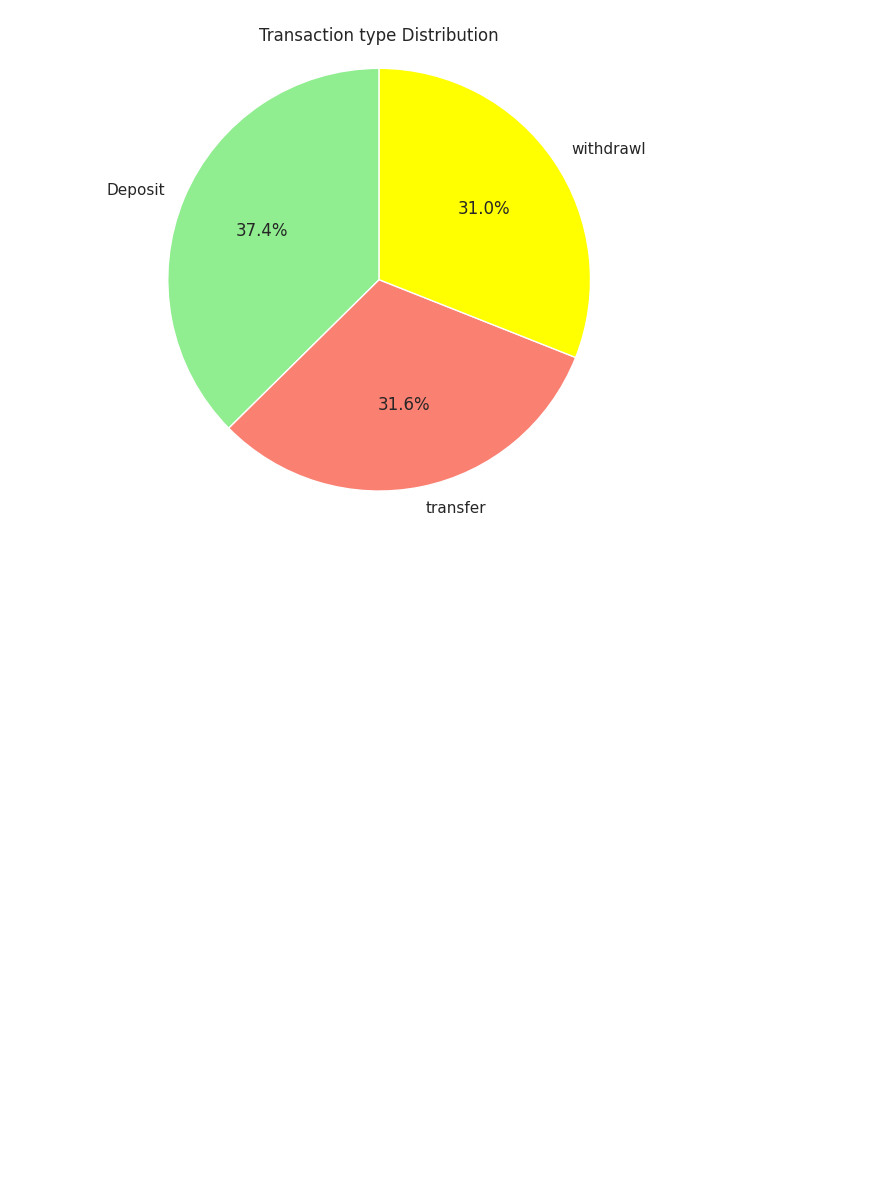
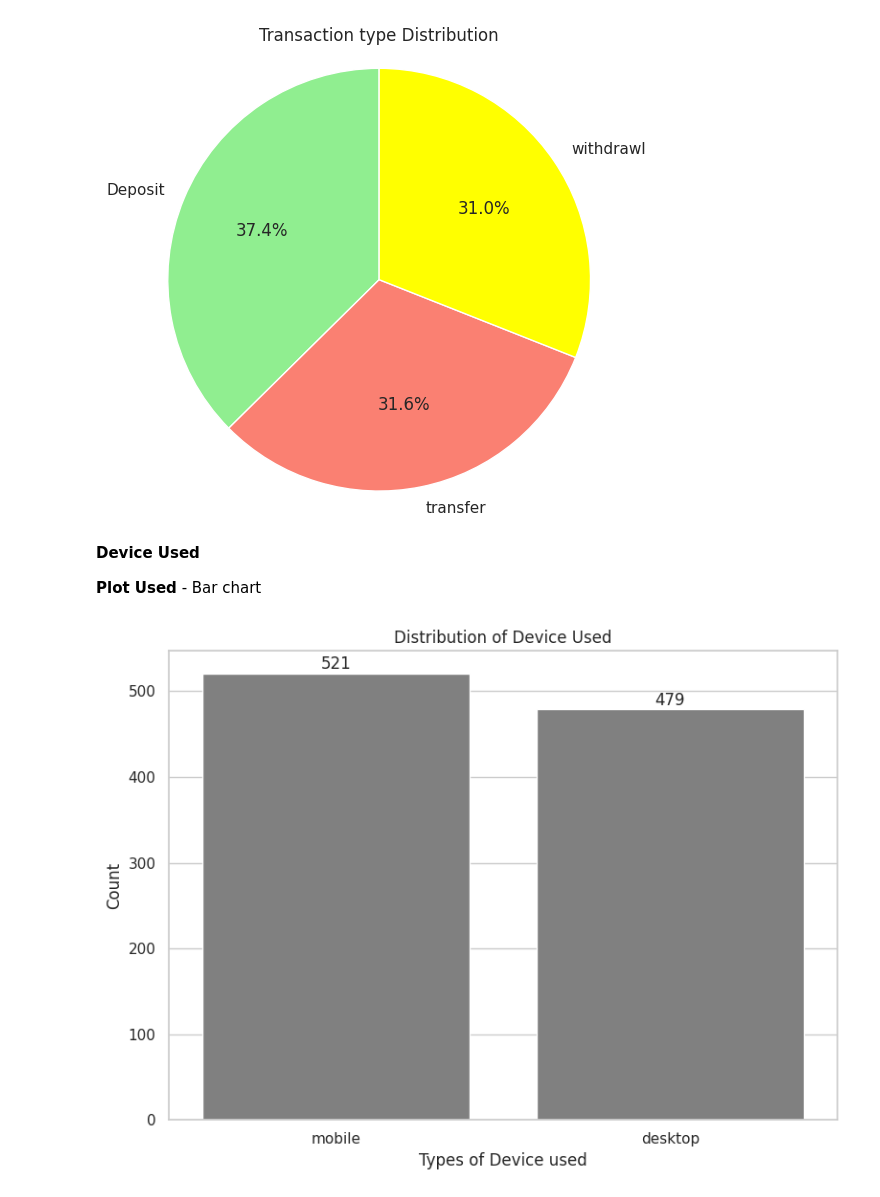
Before and after one commit to Sagarjain93/Operations_transaction_Data, a Jupyter notebook: transaction_data.ipynb, the cells around one changed output. Saved outputs shown, nothing was run; the diff lists cells and outputs as text; code cells hidden in the pictures; blank space fills up the shorter version.

```diff
--- a/transaction_data.ipynb
+++ b/transaction_data.ipynb
@@ -437,21 +437,22 @@ dtype: int64
 **Transaction_status
 Plot Used - Bar Plot**
 # %%
+status_counts = df['transaction_status'].value_counts().reset_index()
+status_counts.columns = ['transaction_status', 'count']
+
+# Step 2: Create the bar plot
 plt.figure(figsize=(8, 6))
+ax = sns.barplot(x='transaction_status', y='count', data=status_counts, color="green")
 
-# Creating a  bar plot
-ax = sns.barplot(x='transaction_status', y='count', data=category_counts,color="green")
-
-# Add values on top of bars
+# Step 3: Add count labels on top of bars
 for p in ax.patches:
     ax.text(p.get_x() + p.get_width()/2, p.get_height() + 0.5,
             int(p.get_height()), ha='center', va='bottom')
 
-# Titles and labels
+# Step 4: Titles and axis labels
 plt.title('Transaction Status Distribution')
 plt.xlabel('Transaction Status')
 plt.ylabel('Count')
-# plt.xticks(rotation=45)
 
 plt.tight_layout()
 plt.show()
@@ -510,3 +514,29 @@ plt.axis('equal')  # Equal aspect ratio ensures the pie is circular
 plt.show()
 # %% [output]
 [figure]
+# %% [markdown]
+**Device Used**
+
+**Plot Used**  - Bar chart
+# %%
+device_use = df['device_used'].value_counts().reset_index()
+device_use.columns = ['device_used', 'count']
+
+# Step 1: Create the bar plot
+plt.figure(figsize=(8, 6))
+ax = sns.barplot(x='device_used', y='count', data=device_use, color="grey")
+
+# Step 3: Add count labels on top of bars
+for p in ax.patches:
+    ax.text(p.get_x() + p.get_width()/2, p.get_height() + 0.5,
+            int(p.get_height()), ha='center', va='bottom')
+
+# Step 4: Titles and axis labels
+plt.title('Distribution of Device Used')
+plt.xlabel('Types of Device used')
+plt.ylabel('Count')
+
+plt.tight_layout()
+plt.show()
+# %% [output]
+[figure, added]
```
Also changed, not shown: parts of 6 cells of this notebook.
